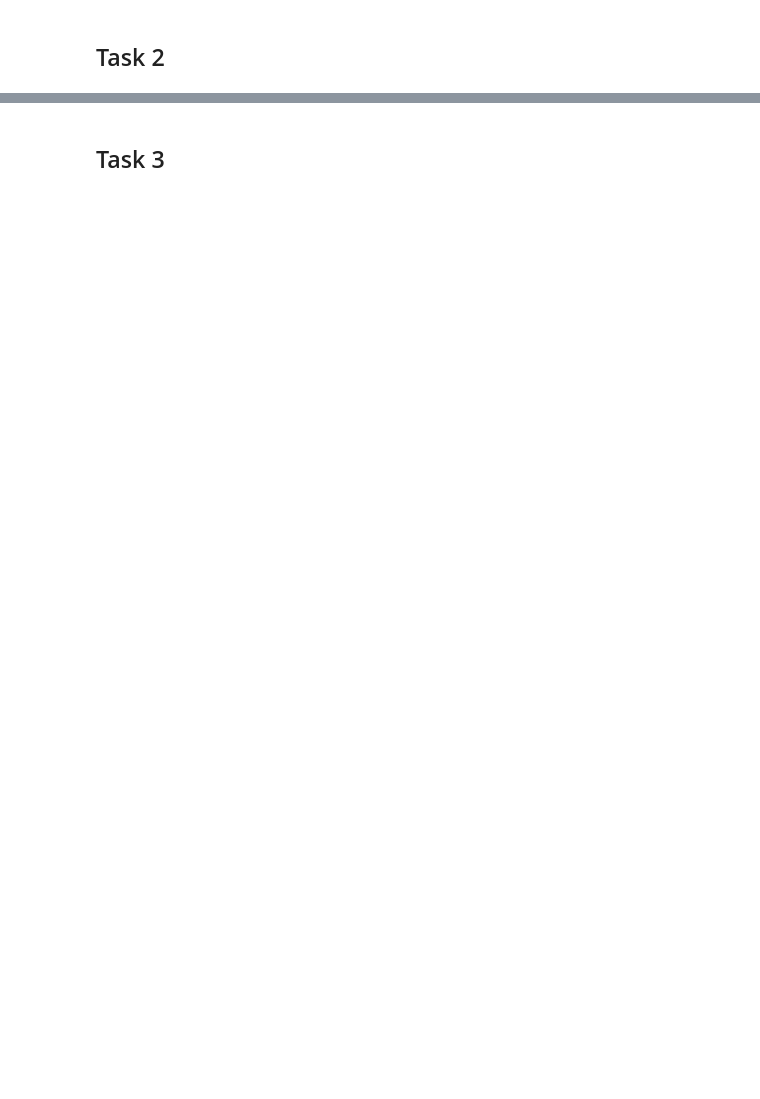
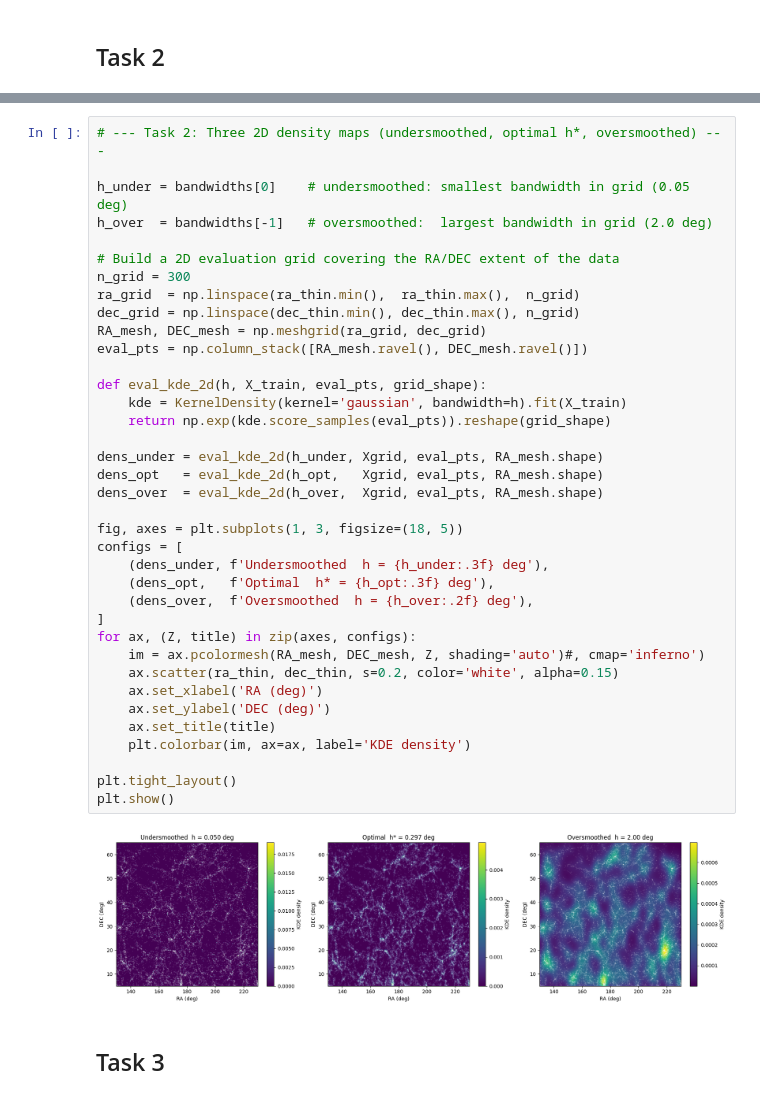
Before and after one commit to eiseleb47/DataScience, a Jupyter notebook: Worksheet_2/1-3_Benjamin.ipynb, the cells around one changed output, grey strips where cells are left out. Saved outputs shown, nothing was run; the diff lists cells and outputs as text; blank space fills up the shorter version.

```diff
--- a/Worksheet_2/1-3_Benjamin.ipynb
+++ b/Worksheet_2/1-3_Benjamin.ipynb
@@ -125,3 +105,42 @@ ax.set_title("Task 2: 5-fold CV score vs. bandwidth"); ax.legend(fontsize=9)
+# %%
+# --- Task 2: Three 2D density maps (undersmoothed, optimal h*, oversmoothed) ---
+
+h_under = bandwidths[0]    # undersmoothed: smallest bandwidth in grid (0.05 deg)
+h_over  = bandwidths[-1]   # oversmoothed:  largest bandwidth in grid (2.0 deg)
+
+# Build a 2D evaluation grid covering the RA/DEC extent of the data
+n_grid = 300
+ra_grid  = np.linspace(ra_thin.min(),  ra_thin.max(),  n_grid)
+dec_grid = np.linspace(dec_thin.min(), dec_thin.max(), n_grid)
+RA_mesh, DEC_mesh = np.meshgrid(ra_grid, dec_grid)
+eval_pts = np.column_stack([RA_mesh.ravel(), DEC_mesh.ravel()])
+
+def eval_kde_2d(h, X_train, eval_pts, grid_shape):
+    kde = KernelDensity(kernel='gaussian', bandwidth=h).fit(X_train)
+    return np.exp(kde.score_samples(eval_pts)).reshape(grid_shape)
+
+dens_under = eval_kde_2d(h_under, Xgrid, eval_pts, RA_mesh.shape)
+dens_opt   = eval_kde_2d(h_opt,   Xgrid, eval_pts, RA_mesh.shape)
+dens_over  = eval_kde_2d(h_over,  Xgrid, eval_pts, RA_mesh.shape)
+
+fig, axes = plt.subplots(1, 3, figsize=(18, 5))
+configs = [
+    (dens_under, f'Undersmoothed  h = {h_under:.3f} deg'),
+    (dens_opt,   f'Optimal  h* = {h_opt:.3f} deg'),
+    (dens_over,  f'Oversmoothed  h = {h_over:.2f} deg'),
+]
+for ax, (Z, title) in zip(axes, configs):
+    im = ax.pcolormesh(RA_mesh, DEC_mesh, Z, shading='auto')#, cmap='inferno')
+    ax.scatter(ra_thin, dec_thin, s=0.2, color='white', alpha=0.15)
+    ax.set_xlabel('RA (deg)')
+    ax.set_ylabel('DEC (deg)')
+    ax.set_title(title)
+    plt.colorbar(im, ax=ax, label='KDE density')
+
+plt.tight_layout()
+plt.show()
+# %% [output]
+[figure, added]
 # %% [markdown]
 ## Task 3
 # %%
```
Also changed, not shown: parts of 7 cells of this notebook.
